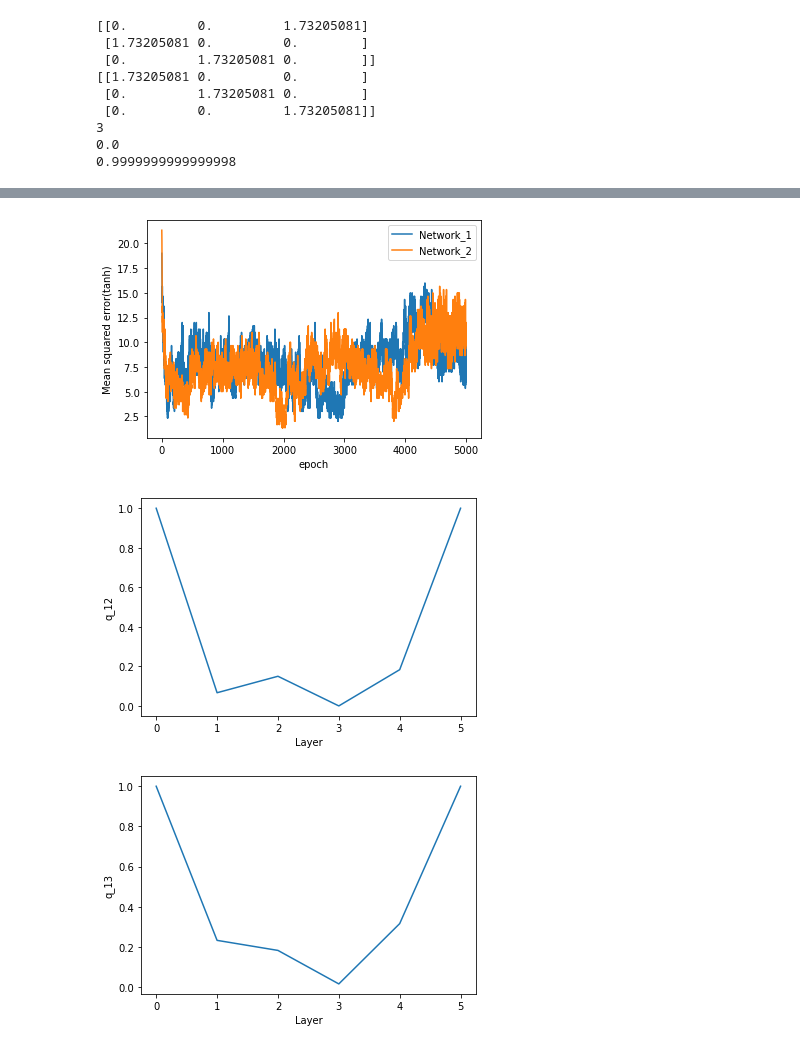
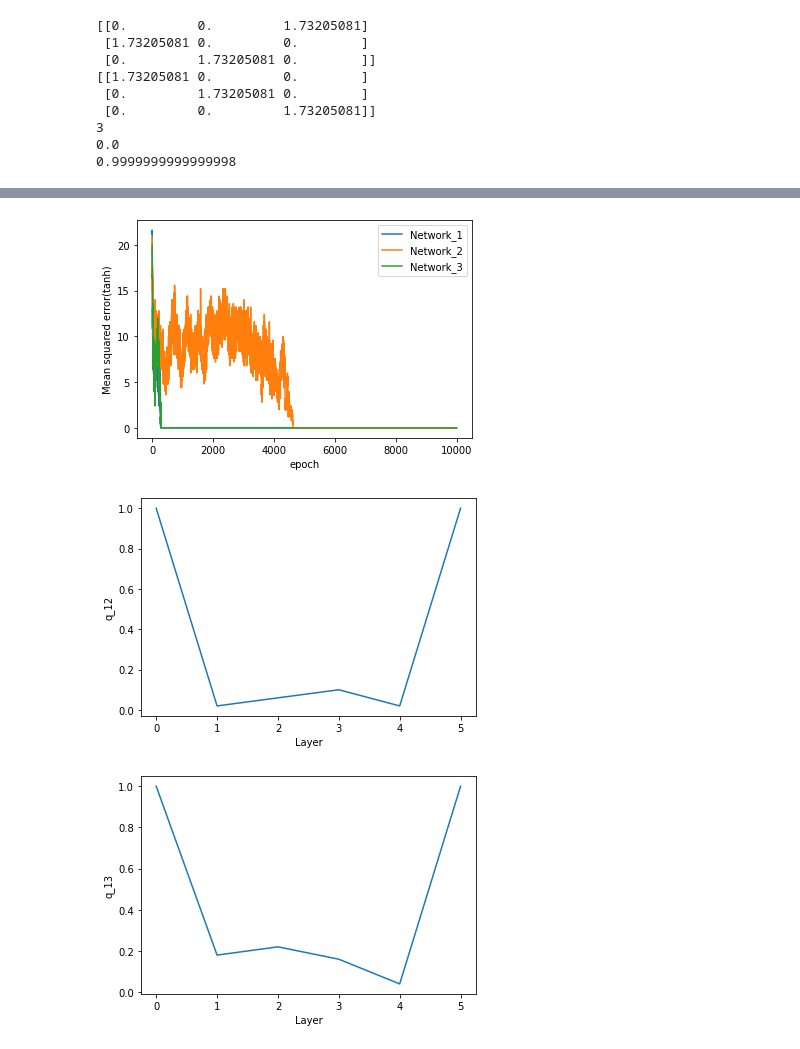
Before and after one commit to tumblingdice512/deep-learning-from-scratch, a Jupyter notebook: model3_2.ipynb, the cells around one changed output, grey strips where cells are left out. Cells and saved outputs as stored; diff of their text form; code cells hidden in the pictures.

```diff
--- a/model3_2.ipynb
+++ b/model3_2.ipynb
@@ -380,7 +380,7 @@ model_2 = Network2()
 model_3 = Network3()
 
 # 学習率
-lr = 0.05
+lr = 0.06
 # 学習エポック数
 n_epoch = 10000
 Loss_1 = []
@@ -585,13 +585,14 @@ EPOCH  10000  | TRAIN LOSS_1  0.0   TRAIN LOSS_2  8.4   TRAIN LOSS_3  0.0
 # %%
 i = range(n_epoch)
 plt.plot(i, Loss_1)
 plt.plot(i, Loss_2)
-plt.legend(['Network_1', 'Network_2'])
+plt.plot(i, Loss_3)
+plt.legend(['Network_1', 'Network_2', 'Network_3'])
 plt.xlabel('epoch')
 plt.ylabel('Mean squared error(tanh)')
 plt.show()
 # %% [output]
-[figure, old version]
+[figure, new version]
 # %%
 q_12 = np.array([q_12_S0[n_epoch-1], q_12_S1[n_epoch-1], q_12_S2[n_epoch-1],
      q_12_S3[n_epoch-1], q_12_S4[n_epoch-1], q_12_SL[n_epoch-1]])
@@ -602,7 +603,7 @@ plt.xlabel('Layer')
 plt.ylabel('q_12')
 plt.show()
 # %% [output]
-[figure, old version]
+[figure, new version]
 # %%
 q_13 = np.array([q_13_S0[n_epoch-1], q_13_S1[n_epoch-1], q_13_S2[n_epoch-1],
      q_13_S3[n_epoch-1], q_13_S4[n_epoch-1], q_13_SL[n_epoch-1]])
@@ -613,7 +614,7 @@ plt.xlabel('Layer')
 plt.ylabel('q_13')
 plt.show()
 # %% [output]
-[figure, old version]
+[figure, new version]
 # %%
 q_23 = np.array([q_23_S0[n_epoch-1], q_23_S1[n_epoch-1], q_23_S2[n_epoch-1],
      q_23_S3[n_epoch-1], q_23_S4[n_epoch-1], q_23_SL[n_epoch-1]])
```
Also changed, not shown: parts of 13 cells of this notebook.
